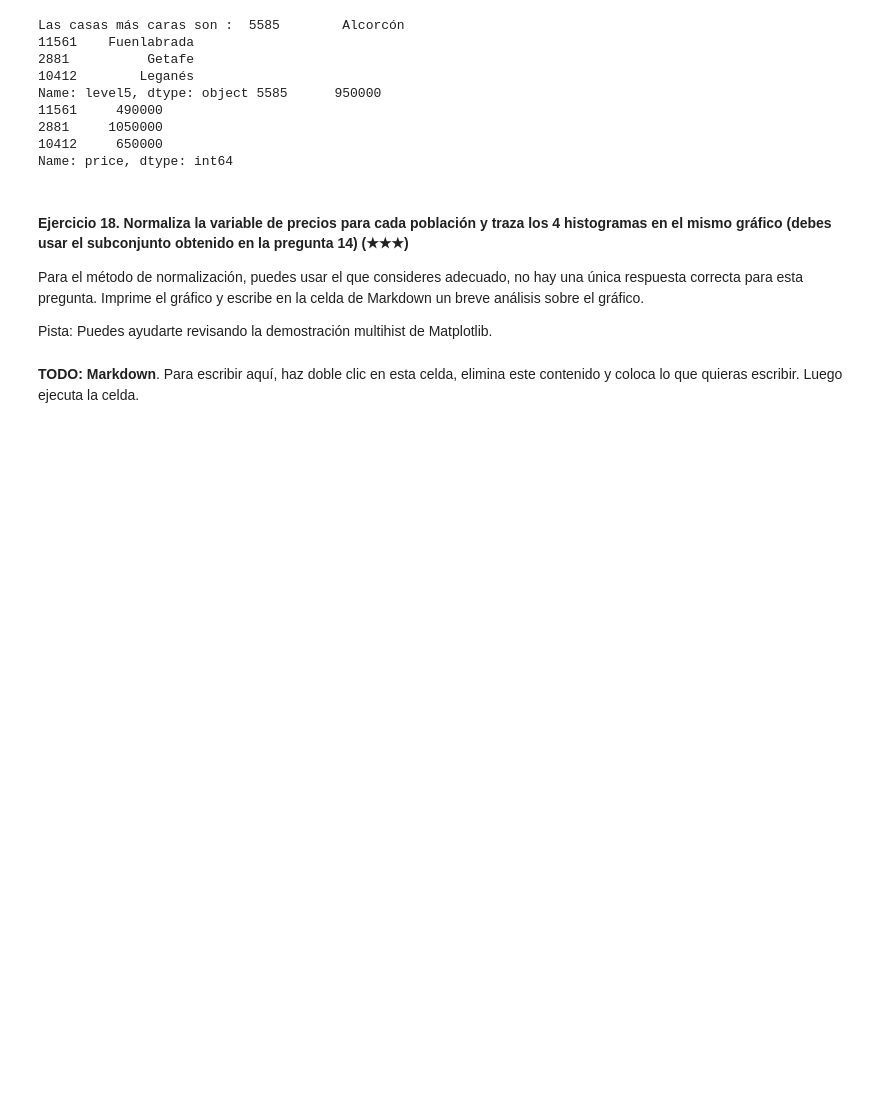
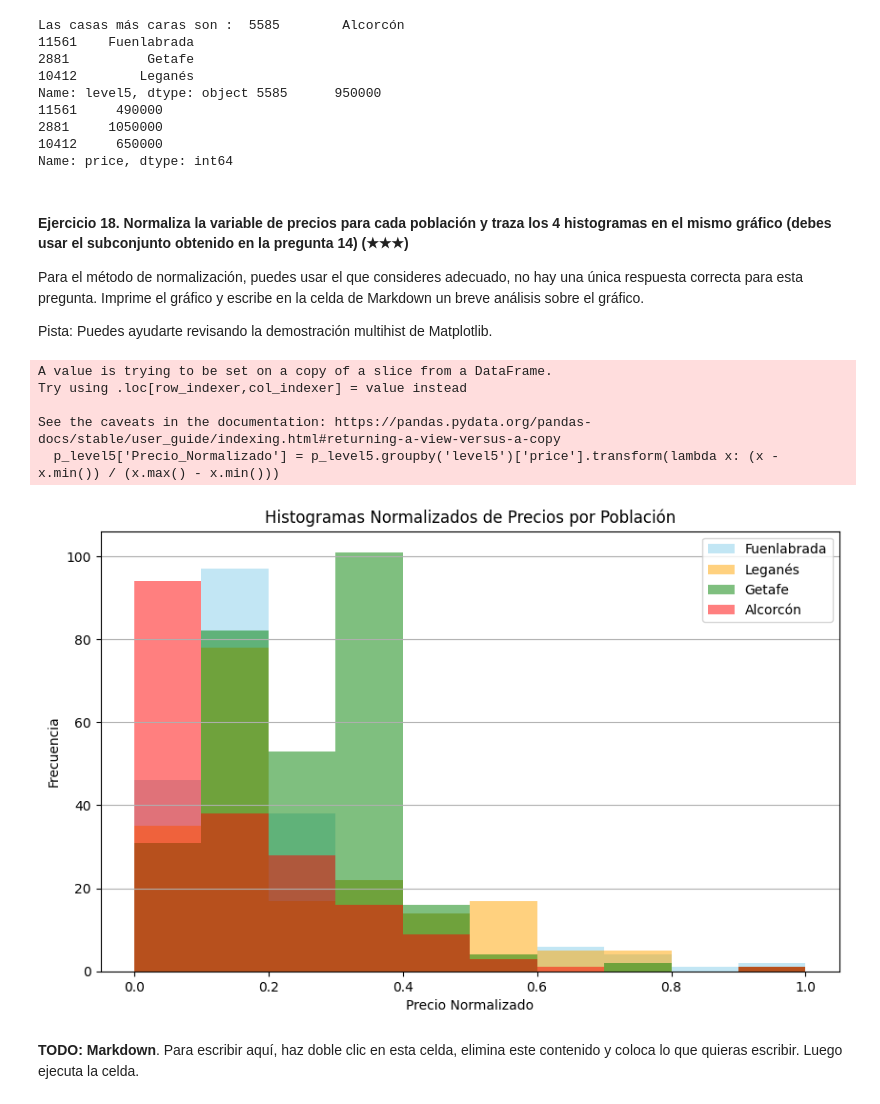
Before and after one commit to Eleiny9/realestate-datacleanup-exercise, a Jupyter notebook: project.es.ipynb, the cells around one changed output. Saved outputs shown, nothing was run; the diff lists cells and outputs as text; code cells hidden in the pictures; blank space fills up the shorter version.

```diff
--- a/project.es.ipynb
+++ b/project.es.ipynb
@@ -386,6 +385,42 @@ Para el método de normalización, puedes usar el que consideres adecuado, no ha
 Pista: Puedes ayudarte revisando la demostración multihist de Matplotlib.
 # %%
 # TODO
+
+poblacion = ["Fuenlabrada", "Leganés", "Getafe", "Alcorcón"]
+
+# Filtrar el DataFrame para incluir solo las poblaciones especificadas
+p_level5 = datos[datos["level5"].isin(poblacion)]
+
+# Normalizar la columna de precios para cada población usando min-max scaling
+p_level5['Precio_Normalizado'] = p_level5.groupby('level5')['price'].transform(lambda x: (x - x.min()) / (x.max() - x.min()))
+
+# Preparar el gráfico
+plt.figure(figsize=(10, 6))
+
+# Colores para cada población
+colors = ['skyblue', 'orange', 'green', 'red']
+
+# Trazar histogramas para cada población
+for i, p in enumerate(poblacion):
+    precios_normalizados = p_level5[p_level5['level5'] == p]['Precio_Normalizado']
+    plt.hist(precios_normalizados, bins=10, alpha=0.5, label=p, color=colors[i])
+
+# Configurar el gráfico
+plt.title('Histogramas Normalizados de Precios por Población')
+plt.xlabel('Precio Normalizado')
+plt.ylabel('Frecuencia')
+plt.legend()
+plt.grid(axis='y')
+
+# Mostrar el gráfico
+plt.show()
+# %% [output]
+A value is trying to be set on a copy of a slice from a DataFrame.
+Try using .loc[row_indexer,col_indexer] = value instead
+
+See the caveats in the documentation: https://pandas.pydata.org/pandas-docs/stable/user_guide/indexing.html#returning-a-view-versus-a-copy
+  p_level5['Precio_Normalizado'] = p_level5.groupby('level5')['price'].transform(lambda x: (x - x.min()) / (x.max() - x.min()))
+[figure, added]
 # %% [markdown]
 **TODO: Markdown**. Para escribir aquí, haz doble clic en esta celda, elimina este contenido y coloca lo que quieras escribir. Luego ejecuta la celda.
 # %% [markdown]
```
Also changed, not shown: parts of 3 cells of this notebook.
